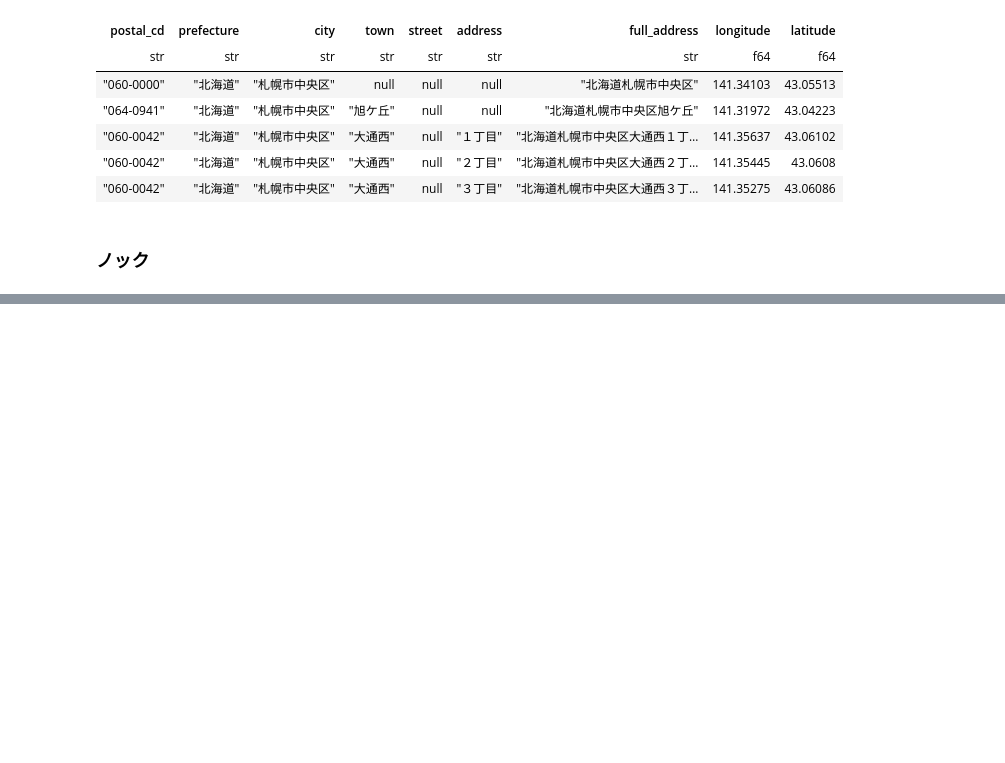
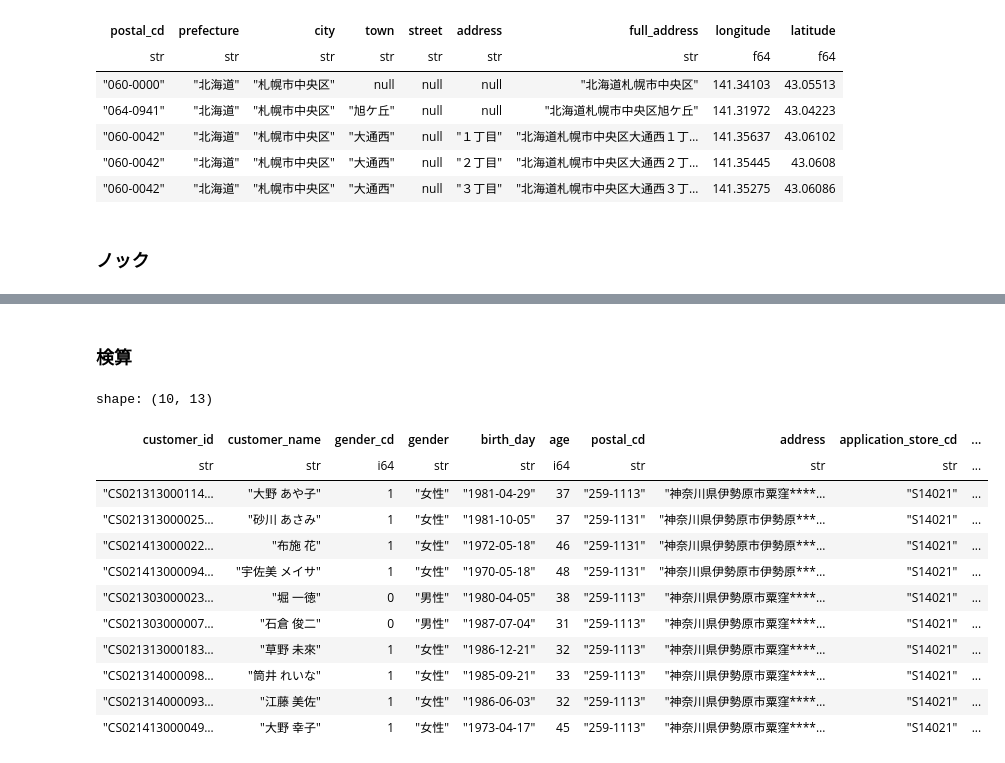
Before and after one commit to Tremendous1192/100knocks-preprocess, a Jupyter notebook: knocks/knock085_郵便番号からジオコードに変換する.ipynb, the cells around one changed output, grey strips where cells are left out. Cells and saved outputs as stored; diff of their text form; code cells hidden in the pictures; blank space fills up the shorter version.

```diff
--- a/knocks/knock085_郵便番号からジオコードに変換する.ipynb
+++ b/knocks/knock085_郵便番号からジオコードに変換する.ipynb
@@ -32,7 +32,7 @@ shape: (5, 9)
 # %% [markdown]
 ### ノック
 # %%
-(
+df_knock = (
     df_customer
     # 郵便番号ごとの経度(longitude)・緯度(latitude)の平均値を加える
     .join(
@@ -46,9 +46,10 @@ shape: (5, 9)
         on = "postal_cd",
         how = "left"
     )
-    # 先頭10行を表示する
-    .head(n = 10)
 )
+
+# 先頭10行を表示する
+df_knock.head(n = 10)
 # %% [output]
 shape: (10, 13)
 | customer_id | customer_name | gender_cd | gender | birth_day | age | postal_cd | address | application_store_cd | ... |
@@ -63,3 +64,33 @@ shape: (10, 13)
 | "CS029403000008… | "釈 人志" | 0 | "男性" | "1973-08-17" | 45 | "279-0003" | "千葉県浦安市海楽******… | "S12029" | ... |
 | "CS015804000004… | "松谷 米蔵" | 0 | "男性" | "1931-05-02" | 87 | "136-0073" | "東京都江東区北砂******… | "S13015" | ... |
 | "CS033513000180… | "安斎 遥" | 1 | "女性" | "1962-07-11" | 56 | "241-0823" | "神奈川県横浜市旭区善部町**… | "S14033" | ... |
+# %% [markdown]
+### 検算
+# %%
+df_knock.filter(
+    (pl.col("customer_id") == "CS021313000114") |
+    (pl.col("customer_id") == "CS021303000023") |
+    (pl.col("customer_id") == "CS021303000007") |
+    (pl.col("customer_id") == "CS021313000183") |
+    (pl.col("customer_id") == "CS021314000098") |
+
+    (pl.col("customer_id") == "CS021314000093") |
+    (pl.col("customer_id") == "CS021413000049") |
+    (pl.col("customer_id") == "CS021313000025") |
+    (pl.col("customer_id") == "CS021413000022") |
+    (pl.col("customer_id") == "CS021413000094")
+)
+# %% [output]
+shape: (10, 13)
+| customer_id | customer_name | gender_cd | gender | birth_day | age | postal_cd | address | application_store_cd | ... |
+| str | str | i64 | str | str | i64 | str | str | str | ... |
+| "CS021313000114… | "大野 あや子" | 1 | "女性" | "1981-04-29" | 37 | "259-1113" | "神奈川県伊勢原市粟窪****… | "S14021" | ... |
+| "CS021313000025… | "砂川 あさみ" | 1 | "女性" | "1981-10-05" | 37 | "259-1131" | "神奈川県伊勢原市伊勢原***… | "S14021" | ... |
+| "CS021413000022… | "布施 花" | 1 | "女性" | "1972-05-18" | 46 | "259-1131" | "神奈川県伊勢原市伊勢原***… | "S14021" | ... |
+| "CS021413000094… | "宇佐美 メイサ" | 1 | "女性" | "1970-05-18" | 48 | "259-1131" | "神奈川県伊勢原市伊勢原***… | "S14021" | ... |
+| "CS021303000023… | "堀 一徳" | 0 | "男性" | "1980-04-05" | 38 | "259-1113" | "神奈川県伊勢原市粟窪****… | "S14021" | ... |
+| "CS021303000007… | "石倉 俊二" | 0 | "男性" | "1987-07-04" | 31 | "259-1113" | "神奈川県伊勢原市粟窪****… | "S14021" | ... |
+| "CS021313000183… | "草野 未來" | 1 | "女性" | "1986-12-21" | 32 | "259-1113" | "神奈川県伊勢原市粟窪****… | "S14021" | ... |
+| "CS021314000098… | "筒井 れいな" | 1 | "女性" | "1985-09-21" | 33 | "259-1113" | "神奈川県伊勢原市粟窪****… | "S14021" | ... |
+| "CS021314000093… | "江藤 美佐" | 1 | "女性" | "1986-06-03" | 32 | "259-1113" | "神奈川県伊勢原市粟窪****… | "S14021" | ... |
+| "CS021413000049… | "大野 幸子" | 1 | "女性" | "1973-04-17" | 45 | "259-1113" | "神奈川県伊勢原市粟窪****… | "S14021" | ... |
```
Also changed, not shown: 1 other file.
